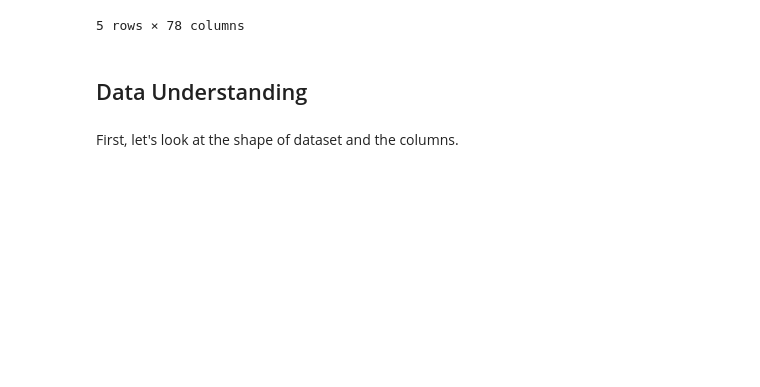
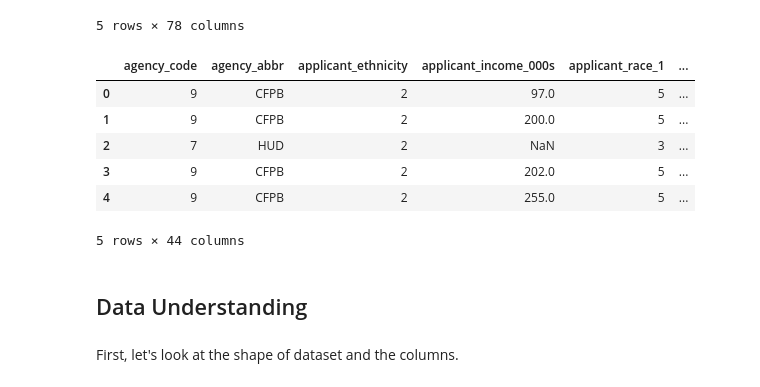
Before and after one commit to Break-Through-Tech/Fair-Lending-1B-mortgage-approval-and-denial-prediction, a Jupyter notebook: notebooks/Data Understanding.ipynb, the cells around one changed output. Drawn from its saved outputs; the diff is of its cells as text; code cells hidden in the pictures; blank space fills up the shorter version.

```diff
--- a/notebooks/Data Understanding.ipynb
+++ b/notebooks/Data Understanding.ipynb
@@ -10,7 +10,7 @@ import warnings
 warnings.filterwarnings('ignore')
 # %%
 mortgage_filename = os.path.join(os.getcwd(), "..", "data", "ny_hmda_2015.csv")
-modified_filename = os.path.join(os.getcwd(), "..", "data", "updated_ny_hmda_2015.csv")
+modified_filename = os.path.join(os.getcwd(), "..", "data", "ny_hmda_2015_MASTER.csv")
 
 df = pd.read_csv(mortgage_filename, header=0)
 df_cleaned = pd.read_csv(modified_filename, header=0)
@@ -23,6 +23,16 @@ df.head()
 | 3 | 1 | Loan originated | 9 | CFPB | Consumer Financial Protection Bureau | 2 | ... |
 | 4 | 1 | Loan originated | 9 | CFPB | Consumer Financial Protection Bureau | 2 | ... |
 5 rows × 78 columns
+# %%
+df_cleaned.head()
+# %% [output]
+|  | agency_code | agency_abbr | applicant_ethnicity | applicant_income_000s | applicant_race_1 | ... |
+| 0 | 9 | CFPB | 2 | 97.0 | 5 | ... |
+| 1 | 9 | CFPB | 2 | 200.0 | 5 | ... |
+| 2 | 7 | HUD | 2 | NaN | 3 | ... |
+| 3 | 9 | CFPB | 2 | 202.0 | 5 | ... |
+| 4 | 9 | CFPB | 2 | 255.0 | 5 | ... |
+5 rows × 44 columns
 # %% [markdown]
 ## Data Understanding
 # %% [markdown]
```
Also changed, not shown: parts of 41 cells of this notebook, 5 other files.
